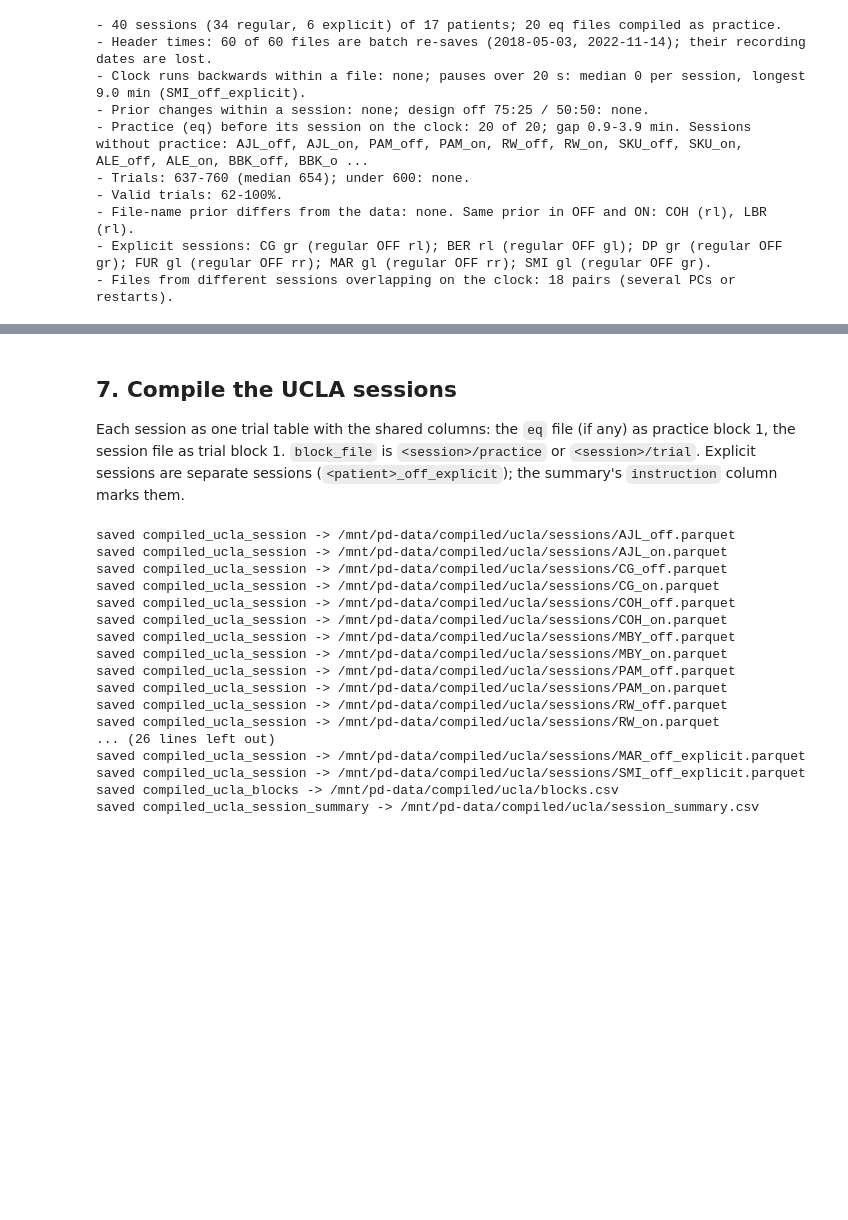
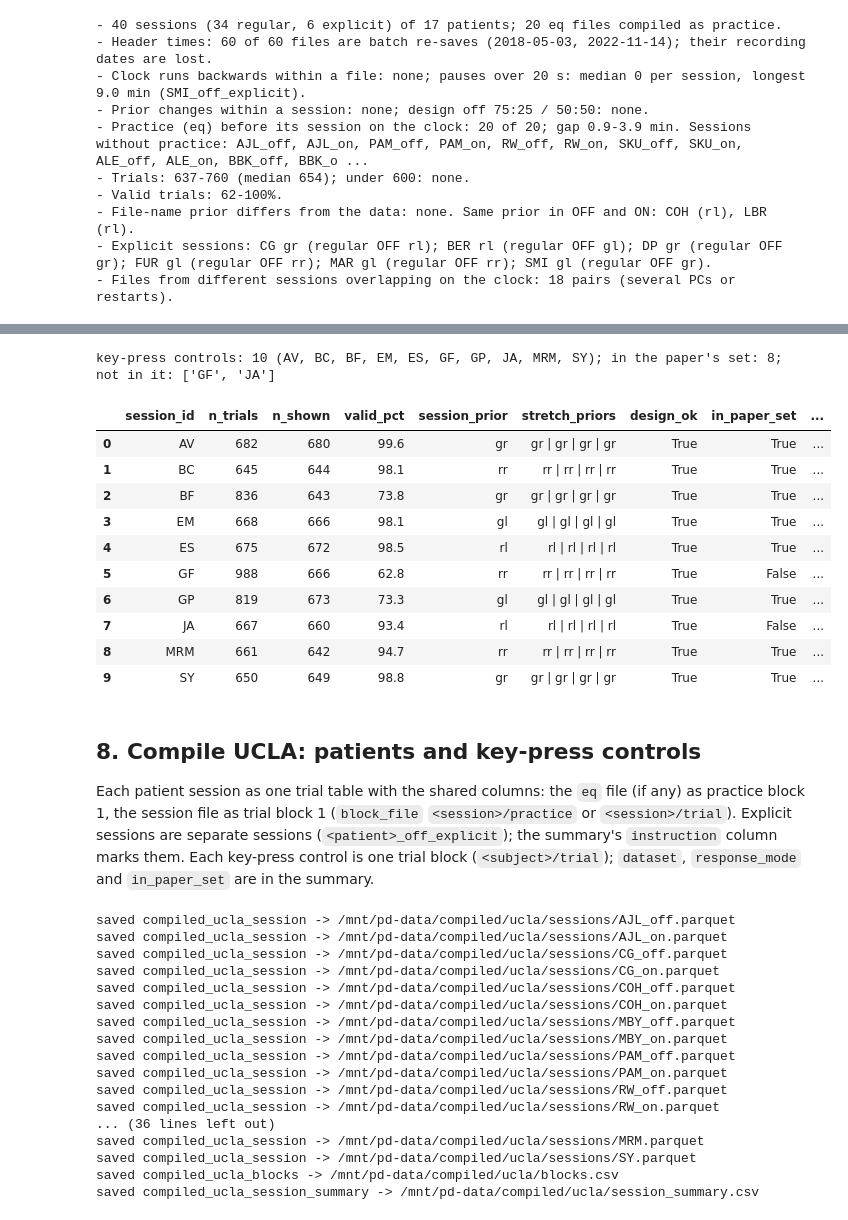
Before and after one commit to vaibrainium/bayesian-priors-in-pd-subtype, a Jupyter notebook: notebooks/0.05-ucla-sessions-check-and-compile.ipynb, the cells around one changed output, grey strips where cells are left out. Saved outputs shown, nothing was run; the diff lists cells and outputs as text; code cells hidden in the pictures; blank space fills up the shorter version.

```diff
--- a/notebooks/0.05-ucla-sessions-check-and-compile.ipynb
+++ b/notebooks/0.05-ucla-sessions-check-and-compile.ipynb
@@ -244,13 +253,66 @@ print("\n".join(f"- {line}" for line in lines))
+# %%
+paper = PERUGINI / "asmHC_PDdata_2016_paper_with_RawData"
+paper_keypress = {f.name.split("_")[0] for f in paper.glob("*_asmHCforPD_*.mat")}
+keypress_files = {f.name.split("_")[0]: f for f in sorted((PERUGINI / "Reports_HC_Exp2_KeyPress").glob("*_Trial[Bb]yTrial_*.mat"))}
+print(f"key-press controls: {len(keypress_files)} ({', '.join(keypress_files)}); in the paper's set: {len(paper_keypress & set(keypress_files))}; "
+      f"not in it: {sorted(set(keypress_files) - paper_keypress)}")
+
+hc_rows, hc_decoded = [], {}
+for subject, path in keypress_files.items():
+    trials = decode_perugini_keypress(scipy.io.loadmat(path)["xyz"])
+    if subject in paper_keypress:
+        paper_rt = scipy.io.loadmat(next(paper.glob(f"{subject}_asmHCforPD_*.mat")))["RT"]
+        assert len(trials) == len(paper_rt), f"{subject}: {len(trials)} trials, the paper's file has {len(paper_rt)}"
+    hc_rows.append({"session_id": subject, "subject_id": subject, "group": "hc", "medication": None, "phase": "trial",
+                    "file": f"{subject}/trial", "path": path.relative_to(UCLA).as_posix(), "n_rows": len(trials), "use": True,
+                    "valid_pct": 100 * trials.is_valid.mean(), "dataset": "perugini_2016", "response_mode": "keypress",
+                    "in_paper_set": subject in paper_keypress})
+    hc_decoded[f"{subject}/trial"] = trials
+controls = pd.DataFrame(hc_rows)
+blk.add_design(controls, hc_decoded)
+blk.add_stretch_priors(controls, hc_decoded)
+
+stretch_lists = controls.stretch_priors.str.split(" \\| ")
+control_summary = pd.DataFrame({
+    "session_id": controls.session_id, "subject_id": controls.subject_id, "group": "hc", "medication": None,
+    "n_trials": controls.n_rows, "n_shown": controls.n_shown, "valid_pct": controls.valid_pct, "session_prior": controls.block_prior,
+    "stretch_priors": controls.stretch_priors, "prior_consistent": stretch_lists.map(lambda p: len(set(p)) <= 1),
+    "max_design_error": controls.design_error, "design_ok": controls.design_error <= blk.DESIGN_TOLERANCE,
+    "n_trial_blocks": 1, "n_practice_blocks": 0, "reaches_600": controls.n_shown >= blk.MIN_SESSION_TRIALS,
+    "instruction": "implicit", "dataset": "perugini_2016", "response_mode": "keypress", "in_paper_set": controls.in_paper_set,
+})
+control_summary["issues"] = control_summary.apply(lambda r: "; ".join(
+    ([f"prior changes ({r.stretch_priors})"] if not r.prior_consistent else [])
+    + ([f"design off 75:25 / 50:50 (error {r.max_design_error:.2f})"] if not r.design_ok else [])
+    + ([f"{r.n_shown:.0f} trials"] if not r.reaches_600 else [])
+    + ["no practice file"]), axis=1)
+control_summary[["session_id", "n_trials", "n_shown", "valid_pct", "session_prior", "stretch_priors", "design_ok", "in_paper_set", "issues"]].round(1)
+# %% [output]
+key-press controls: 10 (AV, BC, BF, EM, ES, GF, GP, JA, MRM, SY); in the paper's set: 8; not in it: ['GF', 'JA']
+|  | session_id | n_trials | n_shown | valid_pct | session_prior | stretch_priors | design_ok | in_paper_set | ... |
+| 0 | AV | 682 | 680 | 99.6 | gr | gr | gr | gr | gr | True | True | ... |
+| 1 | BC | 645 | 644 | 98.1 | rr | rr | rr | rr | rr | True | True | ... |
+| 2 | BF | 836 | 643 | 73.8 | gr | gr | gr | gr | gr | True | True | ... |
+| 3 | EM | 668 | 666 | 98.1 | gl | gl | gl | gl | gl | True | True | ... |
+| 4 | ES | 675 | 672 | 98.5 | rl | rl | rl | rl | rl | True | True | ... |
+| 5 | GF | 988 | 666 | 62.8 | rr | rr | rr | rr | rr | True | False | ... |
+| 6 | GP | 819 | 673 | 73.3 | gl | gl | gl | gl | gl | True | True | ... |
+| 7 | JA | 667 | 660 | 93.4 | rl | rl | rl | rl | rl | True | False | ... |
+| 8 | MRM | 661 | 642 | 94.7 | rr | rr | rr | rr | rr | True | True | ... |
+| 9 | SY | 650 | 649 | 98.8 | gr | gr | gr | gr | gr | True | True | ... |
 # %% [markdown]
-## 7. Compile the UCLA sessions
+## 8. Compile UCLA: patients and key-press controls
 
-Each session as one trial table with the shared columns: the `eq` file (if any) as practice block 1, the session file
-as trial block 1. `block_file` is `<session>/practice` or `<session>/trial`. Explicit sessions are separate sessions
-(`<patient>_off_explicit`); the summary's `instruction` column marks them.
+Each patient session as one trial table with the shared columns: the `eq` file (if any) as practice block 1, the
+session file as trial block 1 (`block_file` `<session>/practice` or `<session>/trial`). Explicit sessions are separate
+sessions (`<patient>_off_explicit`); the summary's `instruction` column marks them. Each key-press control is one trial
+block (`<subject>/trial`); `dataset`, `response_mode` and `in_paper_set` are in the summary.
 # %%
-blk.compile_sessions(blocks, decoded, summary, "compiled_ucla_session")
-catalog.save(blocks.drop(columns=blk.INTERNAL_COLUMNS + ["name_label"]), "compiled_ucla_blocks")
-catalog.save(summary, "compiled_ucla_session_summary")
+all_blocks = pd.concat([blocks, controls], ignore_index=True)
+all_summary = pd.concat([summary, control_summary], ignore_index=True)
+blk.compile_sessions(all_blocks, {**decoded, **hc_decoded}, all_summary, "compiled_ucla_session")
+catalog.save(all_blocks.drop(columns=blk.INTERNAL_COLUMNS + ["name_label"], errors="ignore"), "compiled_ucla_blocks")
+catalog.save(all_summary, "compiled_ucla_session_summary")
 # %% [output]
 saved compiled_ucla_session -> /mnt/pd-data/compiled/ucla/sessions/AJL_off.parquet
 saved compiled_ucla_session -> /mnt/pd-data/compiled/ucla/sessions/AJL_on.parquet
@@ -264,8 +326,8 @@ saved compiled_ucla_session -> /mnt/pd-data/compiled/ucla/sessions/PAM_off.parqu
 saved compiled_ucla_session -> /mnt/pd-data/compiled/ucla/sessions/PAM_on.parquet
 saved compiled_ucla_session -> /mnt/pd-data/compiled/ucla/sessions/RW_off.parquet
 saved compiled_ucla_session -> /mnt/pd-data/compiled/ucla/sessions/RW_on.parquet
-... (26 lines left out)
-saved compiled_ucla_session -> /mnt/pd-data/compiled/ucla/sessions/MAR_off_explicit.parquet
-saved compiled_ucla_session -> /mnt/pd-data/compiled/ucla/sessions/SMI_off_explicit.parquet
+... (36 lines left out)
+saved compiled_ucla_session -> /mnt/pd-data/compiled/ucla/sessions/MRM.parquet
+saved compiled_ucla_session -> /mnt/pd-data/compiled/ucla/sessions/SY.parquet
 saved compiled_ucla_blocks -> /mnt/pd-data/compiled/ucla/blocks.csv
 saved compiled_ucla_session_summary -> /mnt/pd-data/compiled/ucla/session_summary.csv
```
Also changed, not shown: parts of 7 cells of this notebook, 5 other files.
